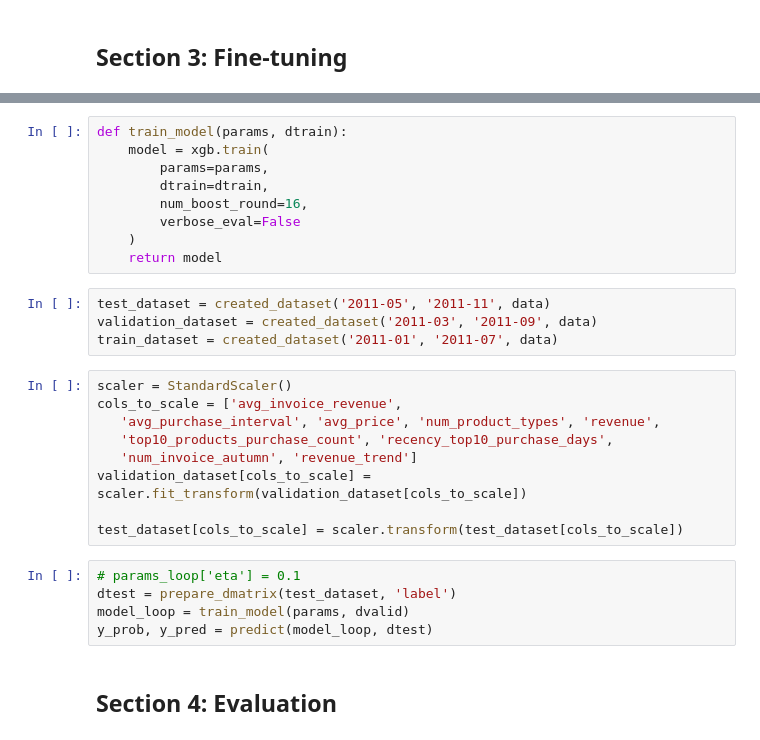
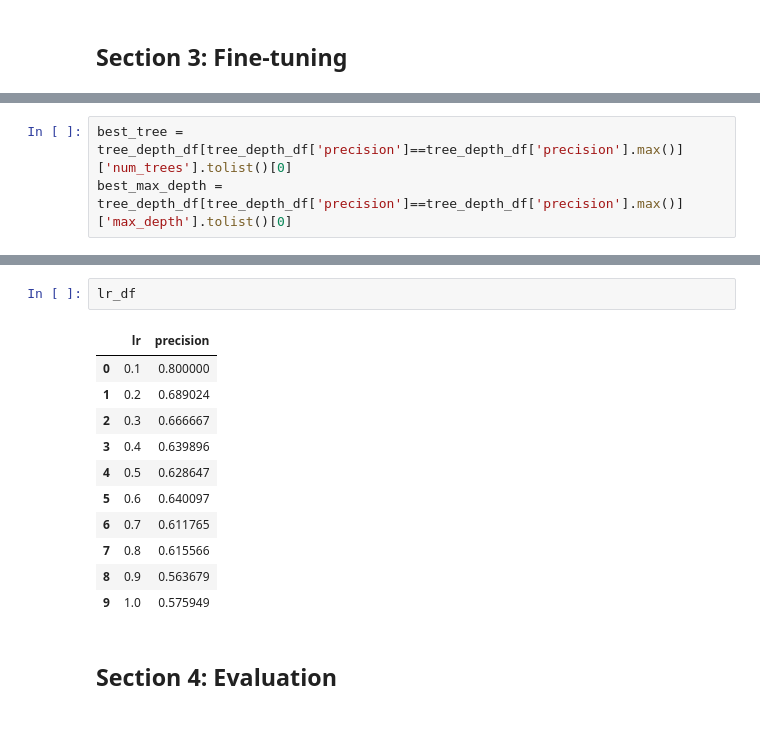
Before and after one commit to suongnq/eda_modeling_project, a Jupyter notebook: model_built.ipynb, the cells around one changed output, grey strips where cells are left out. Cells and saved outputs as stored; diff of their text form.

```diff
--- a/model_built.ipynb
+++ b/model_built.ipynb
@@ -399 +335,4 @@ np.float64(0.7747252747252747)
+# %%
+best_tree = tree_depth_df[tree_depth_df['precision']==tree_depth_df['precision'].max()]['num_trees'].tolist()[0]
+best_max_depth = tree_depth_df[tree_depth_df['precision']==tree_depth_df['precision'].max()]['max_depth'].tolist()[0]
 # %%
@@ -456,29 +384,16 @@ df_results
-# %%
-def train_model(params, dtrain):
-    model = xgb.train(
-        params=params,
-        dtrain=dtrain,
-        num_boost_round=16,
-        verbose_eval=False
-    )
-    return model
-# %%
-test_dataset = created_dataset('2011-05', '2011-11', data)
-validation_dataset = created_dataset('2011-03', '2011-09', data)
-train_dataset = created_dataset('2011-01', '2011-07', data)
-# %%
-scaler = StandardScaler()
-cols_to_scale = ['avg_invoice_revenue',
-   'avg_purchase_interval', 'avg_price', 'num_product_types', 'revenue',
-   'top10_products_purchase_count', 'recency_top10_purchase_days',
-   'num_invoice_autumn', 'revenue_trend']
-validation_dataset[cols_to_scale] = scaler.fit_transform(validation_dataset[cols_to_scale])
-
-test_dataset[cols_to_scale] = scaler.transform(test_dataset[cols_to_scale])
-# %%
-# params_loop['eta'] = 0.1
-dtest = prepare_dmatrix(test_dataset, 'label')
-model_loop = train_model(params, dvalid)
-y_prob, y_pred = predict(model_loop, dtest)
+# %%
+lr_df
+# %% [output]
+|  | lr | precision |
+| 0 | 0.1 | 0.800000 |
+| 1 | 0.2 | 0.689024 |
+| 2 | 0.3 | 0.666667 |
+| 3 | 0.4 | 0.639896 |
+| 4 | 0.5 | 0.628647 |
+| 5 | 0.6 | 0.640097 |
+| 6 | 0.7 | 0.611765 |
+| 7 | 0.8 | 0.615566 |
+| 8 | 0.9 | 0.563679 |
+| 9 | 1.0 | 0.575949 |
 # %% [markdown]
 ## Section 4: Evaluation
```
Also changed, not shown: parts of 45 cells of this notebook, 4 other files.
